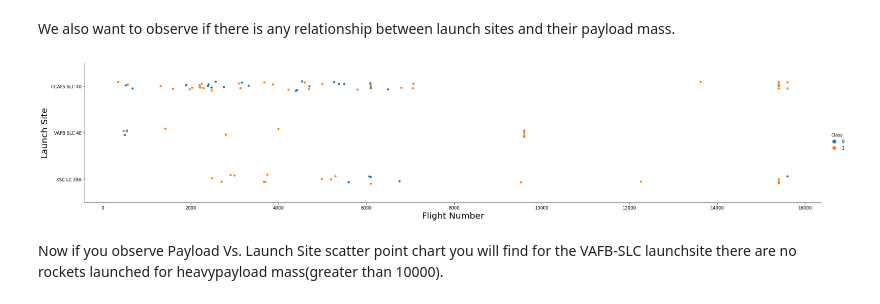
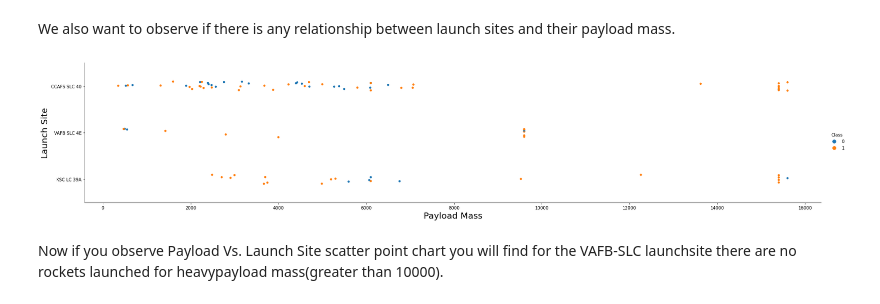
Before and after one commit to mikefewkes/Capstone, a Jupyter notebook: EDA with Visualization.ipynb, the cells around one changed output. Cells and saved outputs as stored; diff of their text form; code cells hidden in the pictures.

```diff
--- a/EDA with Visualization.ipynb
+++ b/EDA with Visualization.ipynb
@@ -99,11 +99,11 @@ We also want to observe if there is any relationship between launch sites and th
 # %%
 # Plot a scatter point chart with x axis to be Pay Load Mass (kg) and y axis to be the launch site, and hue to be the class value
 sns.catplot(y="LaunchSite", x="PayloadMass", hue="Class", data=df, aspect = 5)
-plt.xlabel("Flight Number",fontsize=20)
+plt.xlabel("Payload Mass",fontsize=20)
 plt.ylabel("Launch Site",fontsize=20)
 plt.show()
 # %% [output]
-[figure, old version]
+[figure, new version]
 # %% [markdown]
 Now if you observe Payload Vs. Launch Site scatter point chart you will find for the VAFB-SLC  launchsite there are no  rockets  launched for  heavypayload mass(greater than 10000).
 # %% [markdown]
```
Also changed, not shown: parts of 3 cells of this notebook.
